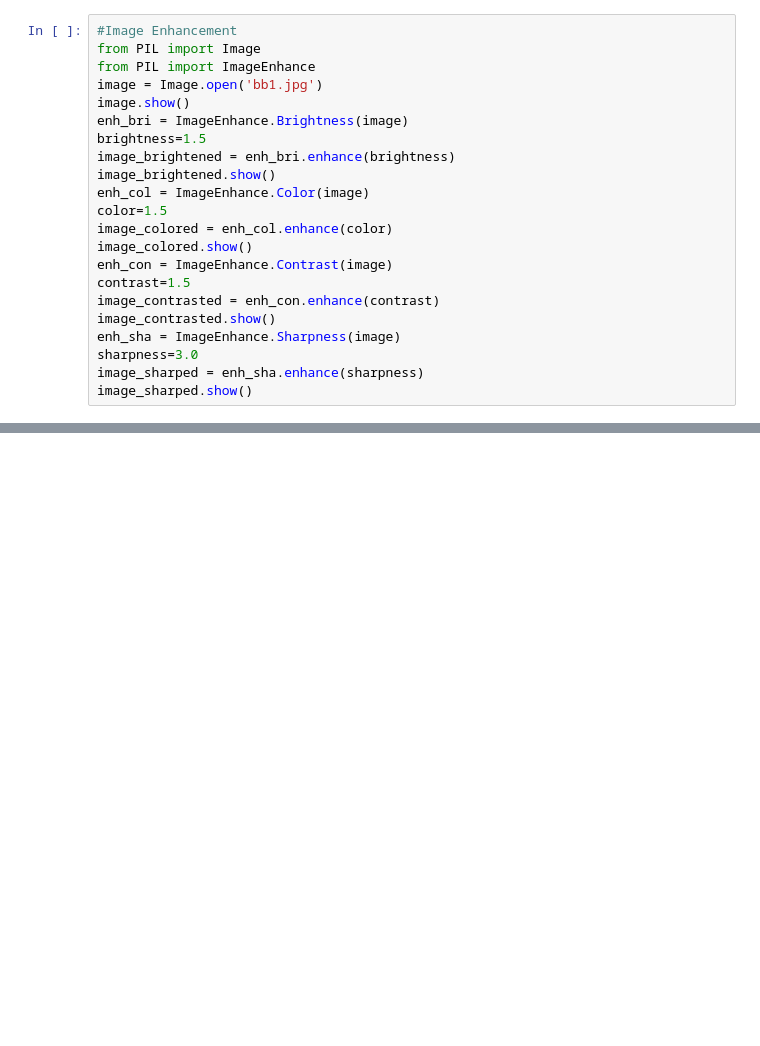
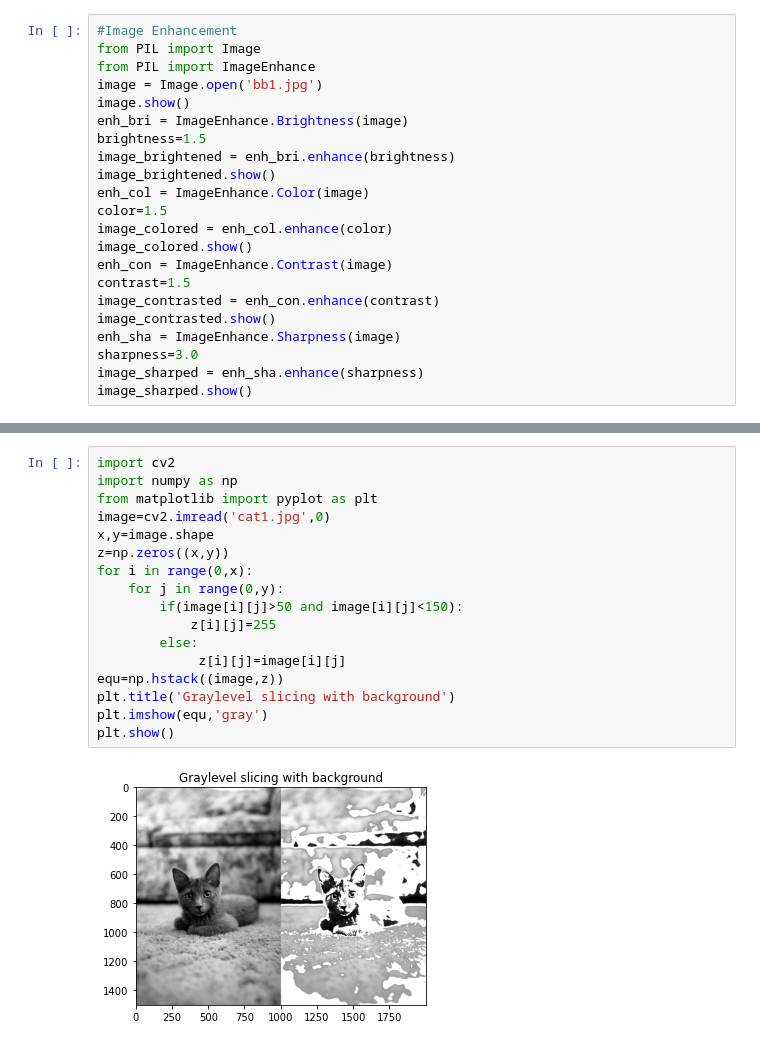
Before and after one commit to Swap77nil/Image-Processing, a Jupyter notebook: Untitled38.ipynb, the cells around one changed output, grey strips where cells are left out. Saved outputs shown, nothing was run; the diff lists cells and outputs as text; blank space fills up the shorter version.

```diff
--- a/Untitled38.ipynb
+++ b/Untitled38.ipynb
@@ -100,0 +98,19 @@ cv2.waitKey(0)
+# %%
+import cv2
+import numpy as np
+from matplotlib import pyplot as plt
+image=cv2.imread('cat1.jpg',0)
+x,y=image.shape
+z=np.zeros((x,y))
+for i in range(0,x):
+    for j in range(0,y):
+        if(image[i][j]>50 and image[i][j]<150):
+            z[i][j]=255
+        else:
+             z[i][j]=image[i][j]
+equ=np.hstack((image,z))
+plt.title('Graylevel slicing with background')
+plt.imshow(equ,'gray')
+plt.show()
+# %% [output]
+[figure, added]
```
Also changed, not shown: parts of 4 cells of this notebook.
